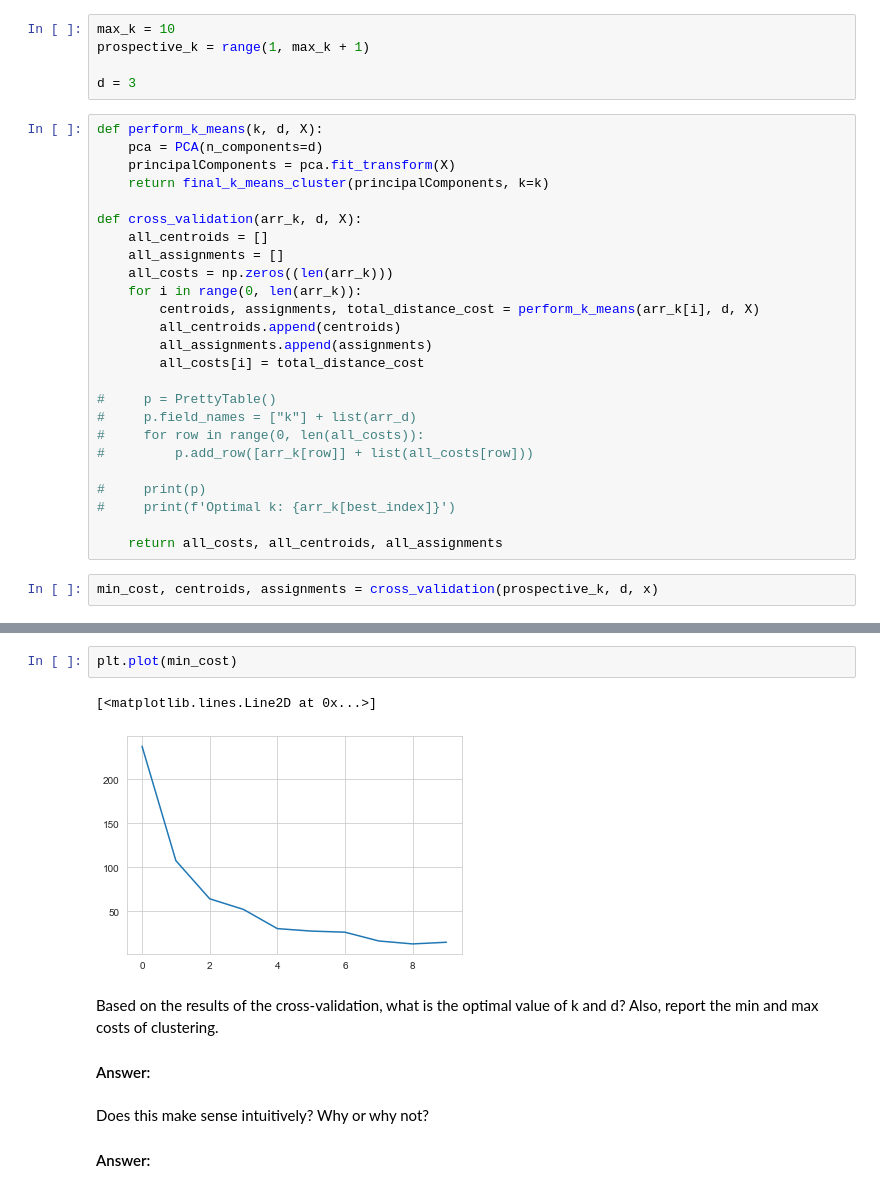
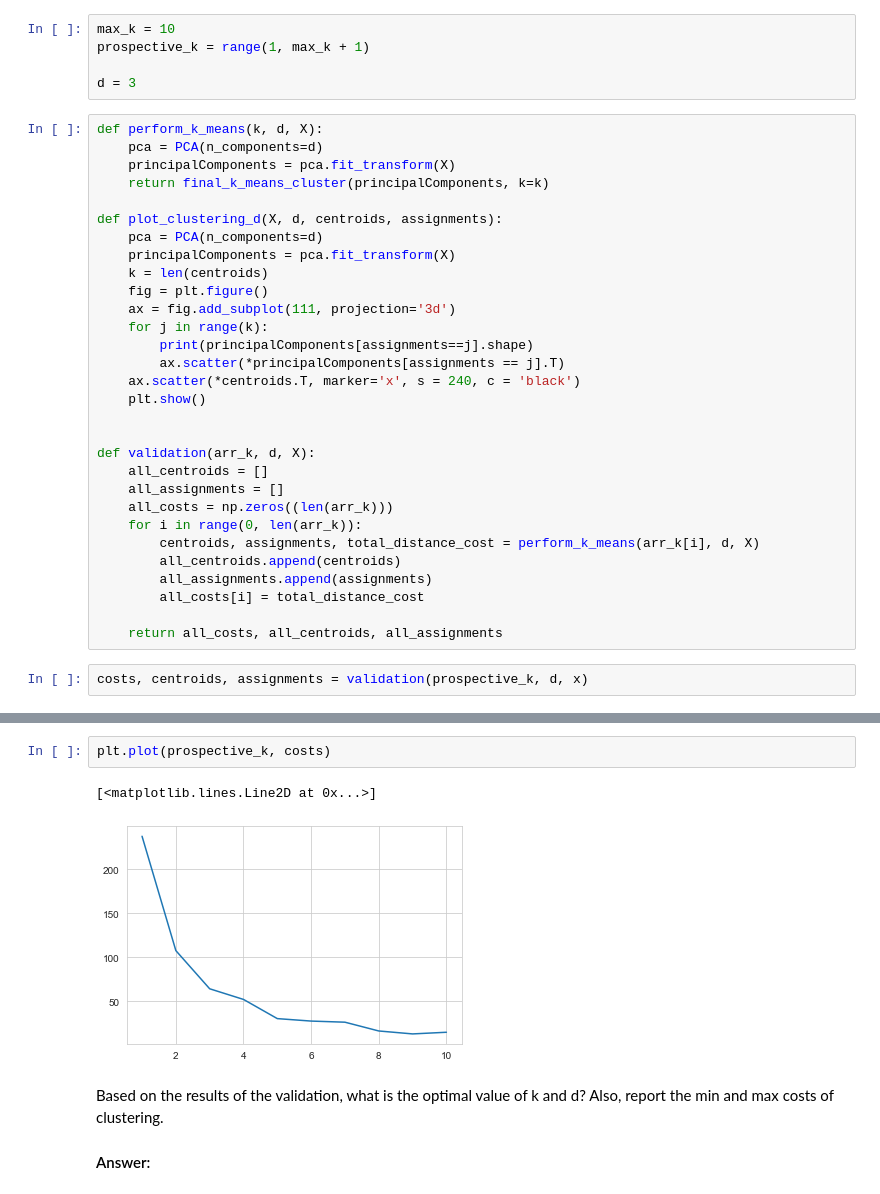
Before and after one commit to kcruse/cs189-darkmagic, a Jupyter notebook: ProjectTFinal_Dataset.ipynb, the cells around one changed output, grey strips where cells are left out. Drawn from its saved outputs; the diff is of its cells as text.

```diff
--- a/ProjectTFinal_Dataset.ipynb
+++ b/ProjectTFinal_Dataset.ipynb
@@ -387,7 +388,20 @@ def perform_k_means(k, d, X):
     principalComponents = pca.fit_transform(X)
     return final_k_means_cluster(principalComponents, k=k)
 
-def cross_validation(arr_k, d, X):
+def plot_clustering_d(X, d, centroids, assignments):
+    pca = PCA(n_components=d)
+    principalComponents = pca.fit_transform(X)
+    k = len(centroids)
+    fig = plt.figure()
+    ax = fig.add_subplot(111, projection='3d')
+    for j in range(k):
+        print(principalComponents[assignments==j].shape)
+        ax.scatter(*principalComponents[assignments == j].T)
+    ax.scatter(*centroids.T, marker='x', s = 240, c = 'black')
+    plt.show()
+
+
+def validation(arr_k, d, X):
     all_centroids = []
     all_assignments = []
     all_costs = np.zeros((len(arr_k)))
@@ -397,14 +411,6 @@ def cross_validation(arr_k, d, X):
         all_assignments.append(assignments)
         all_costs[i] = total_distance_cost
 
-#     p = PrettyTable()
-#     p.field_names = ["k"] + list(arr_d)
-#     for row in range(0, len(all_costs)):
-#         p.add_row([arr_k[row]] + list(all_costs[row]))
-
-#     print(p)
-#     print(f'Optimal k: {arr_k[best_index]}')
-
     return all_costs, all_centroids, all_assignments
 # %%
-min_cost, centroids, assignments = cross_validation(prospective_k, d, x)
+costs, centroids, assignments = validation(prospective_k, d, x)
@@ -413,13 +421,9 @@ Unlike with other hyperparameters that we've seen before, like polynomial degree
 # %%
-plt.plot(min_cost)
+plt.plot(prospective_k, costs)
 # %% [output]
 [<matplotlib.lines.Line2D at 0x...>]
-[figure, old version]
+[figure, new version]
 # %% [markdown]
-Based on the results of the cross-validation, what is the optimal value of k and d? Also, report the min and max costs of clustering.
+Based on the results of the validation, what is the optimal value of k and d? Also, report the min and max costs of clustering.
 
 #### Answer:
-# %% [markdown]
-Does this make sense intuitively? Why or why not?
-
-#### Answer:
```
Also changed, not shown: parts of 10 cells of this notebook.
